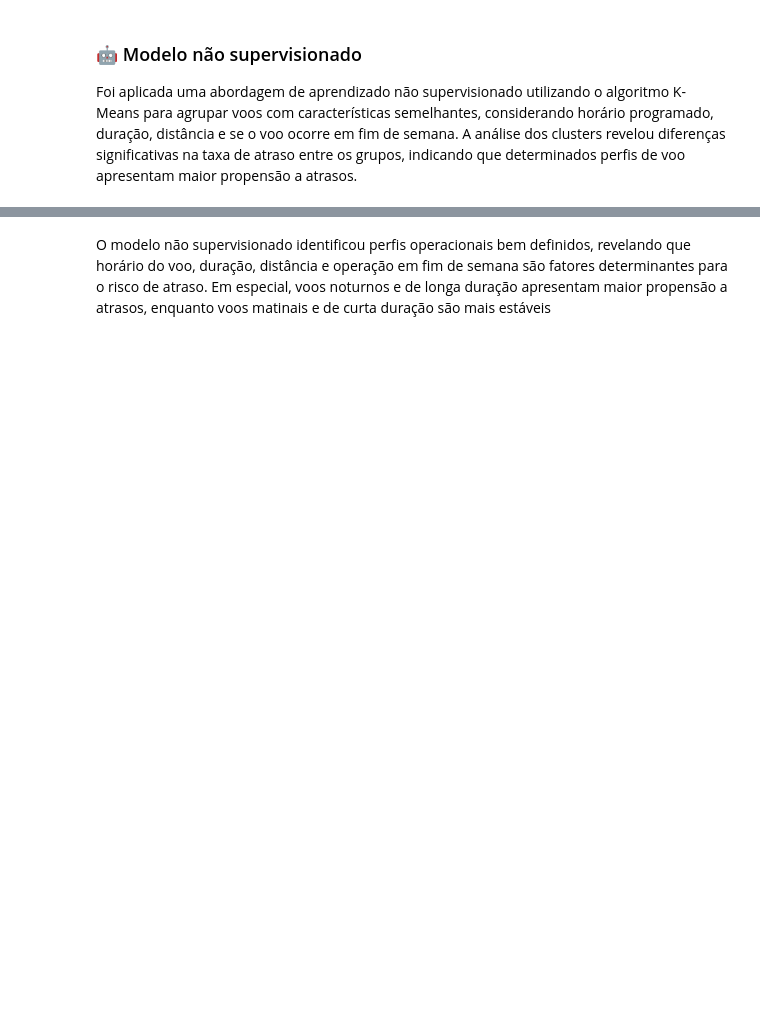
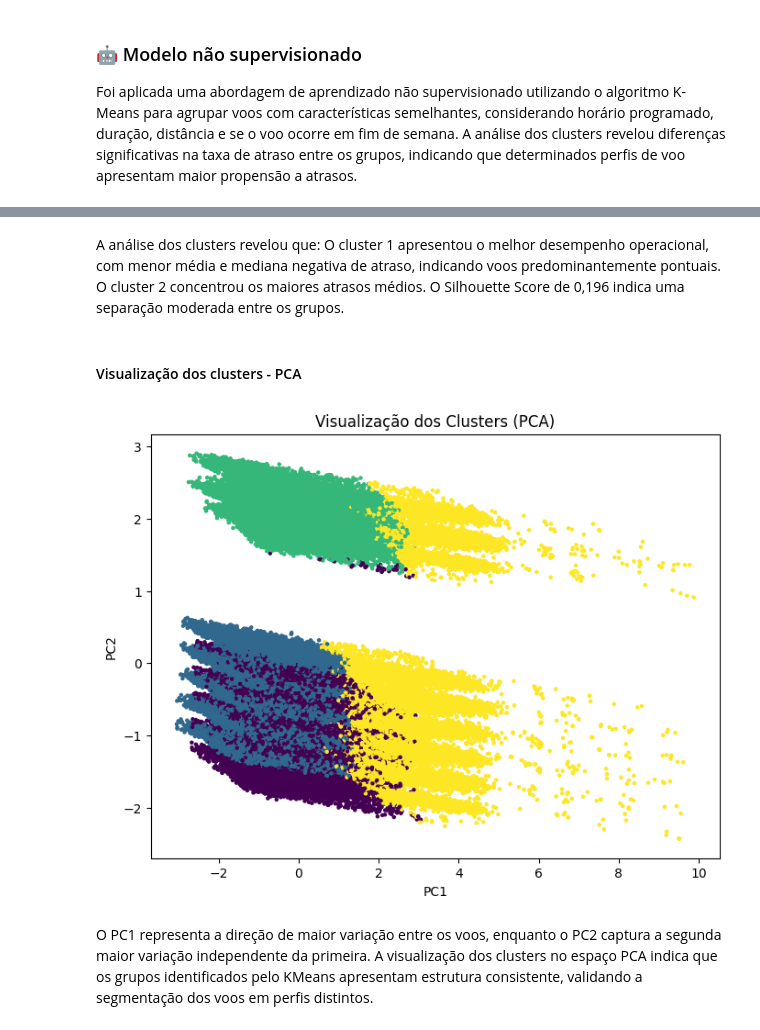
Before and after one commit to anacarolineas/tech-challenge-flights, a Jupyter notebook: analise_atrasos_voos.ipynb, the cells around one changed output, grey strips where cells are left out. Cells and saved outputs as stored; diff of their text form; code cells hidden in the pictures; blank space fills up the shorter version.

```diff
--- a/analise_atrasos_voos.ipynb
+++ b/analise_atrasos_voos.ipynb
@@ -884,0 +919,21 @@ CLUSTER
+# %%
+k = 4
+
+kmeans = KMeans(
+    n_clusters=k,
+    random_state=42,
+    n_init=10
+)
+
+df_model["CLUSTER"] = kmeans.fit_predict(X_scaled)
+
+sil_score = silhouette_score(X_sample, kmeans.predict(X_sample))
+print(f"Silhouette Score: {sil_score:.3f}")
+
+df_model_sup["CLUSTER"] = df_model["CLUSTER"]
+cluster_delay = (
+    df_model_sup.groupby("CLUSTER")["DEPARTURE_DELAY"]
+    .agg(["mean", "median", "count"])
+)
+
+print(cluster_delay)
@@ -885,3 +948,26 @@ CLUSTER
+# %% [markdown]
+A análise dos clusters revelou que: O cluster 1 apresentou o melhor desempenho operacional, com menor média e mediana negativa de atraso, indicando voos predominantemente pontuais. O cluster 2 concentrou os maiores atrasos médios. O Silhouette Score de 0,196 indica uma separação moderada entre os grupos.
+# %% [markdown]
+#### Visualização dos clusters - PCA
+# %%
+pca = PCA(n_components=2, random_state=42)
+X_pca = pca.fit_transform(X_sample)
+
+kmeans_sample = KMeans(n_clusters=k, random_state=42, n_init=10)
+clusters_sample = kmeans_sample.fit_predict(X_sample)
+
+plt.figure(figsize=(8,6))
+plt.scatter(
+    X_pca[:, 0],
+    X_pca[:, 1],
+    c=clusters_sample,
+    s=5
+)
+plt.xlabel("PC1")
+plt.ylabel("PC2")
+plt.title("Visualização dos Clusters (PCA)")
+plt.show()
+# %% [output]
+[figure, added]
 # %% [markdown]
-O modelo não supervisionado identificou perfis operacionais bem definidos, revelando que horário do voo, duração, distância e operação em fim de semana são fatores determinantes para o risco de atraso.
-Em especial, voos noturnos e de longa duração apresentam maior propensão a atrasos, enquanto voos matinais e de curta duração são mais estáveis
+O PC1 representa a direção de maior variação entre os voos, enquanto o PC2 captura a segunda maior variação independente da primeira. A visualização dos clusters no espaço PCA indica que os grupos identificados pelo KMeans apresentam estrutura consistente, validando a segmentação dos voos em perfis distintos.
```
Also changed, not shown: parts of 17 cells of this notebook.
